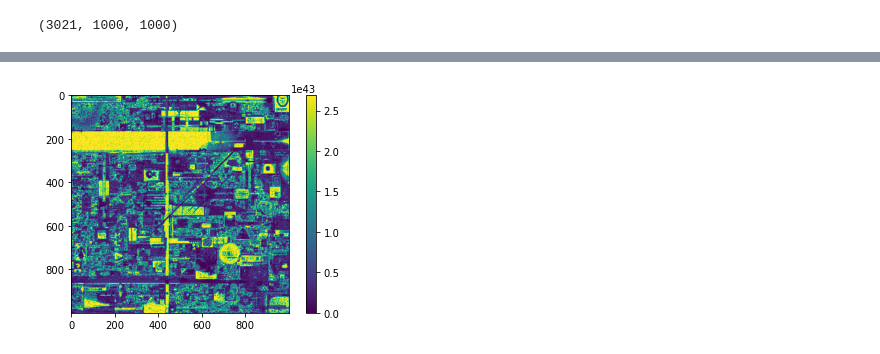
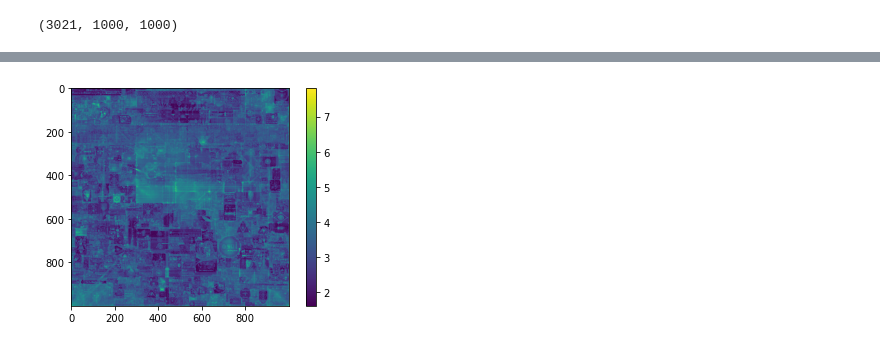
Before and after one commit to Samcfuchs/place-viz, a Jupyter notebook: notebook.ipynb, the cells around one changed output, grey strips where cells are left out. Saved outputs shown, nothing was run; the diff lists cells and outputs as text; code cells hidden in the pictures.

Commit message:
Add notebook to generate heatmaps

```diff
--- a/notebook.ipynb
+++ b/notebook.ipynb
@@ -48,0 +39,3 @@ diff.shape
+# %%
+sample = diff[::1]
+sample.shape
@@ -49,4 +46,4 @@ diff.shape
 # %%
-sample = diff[:100]
-changes = sample == 0
+changes = sample != 0
 n_updates = changes.sum(axis=0)
+n_updates.shape
@@ -54,0 +73,8 @@ below_cutoff = n_updates < 80
+# %%
+def normalizer(n, k=1):
+    return np.log(n+k)
+
+x = np.linspace(0,n_updates.max())
+y = normalizer(x)
+
+plt.scatter(x,y)
@@ -54,0 +86,2 @@ below_cutoff = n_updates < 80
+# %%
+norm_updates = normalizer(n_updates, k=5)
@@ -55,6 +95,6 @@ below_cutoff = n_updates < 80
 # %%
-plt.imshow(np.exp(n_updates))
+plt.imshow(norm_updates)
 plt.colorbar()
 plt.show()
 # %% [output]
-[figure, old version]
+[figure, new version]
```
Also changed, not shown: parts of 24 cells of this notebook, 1 other file.
